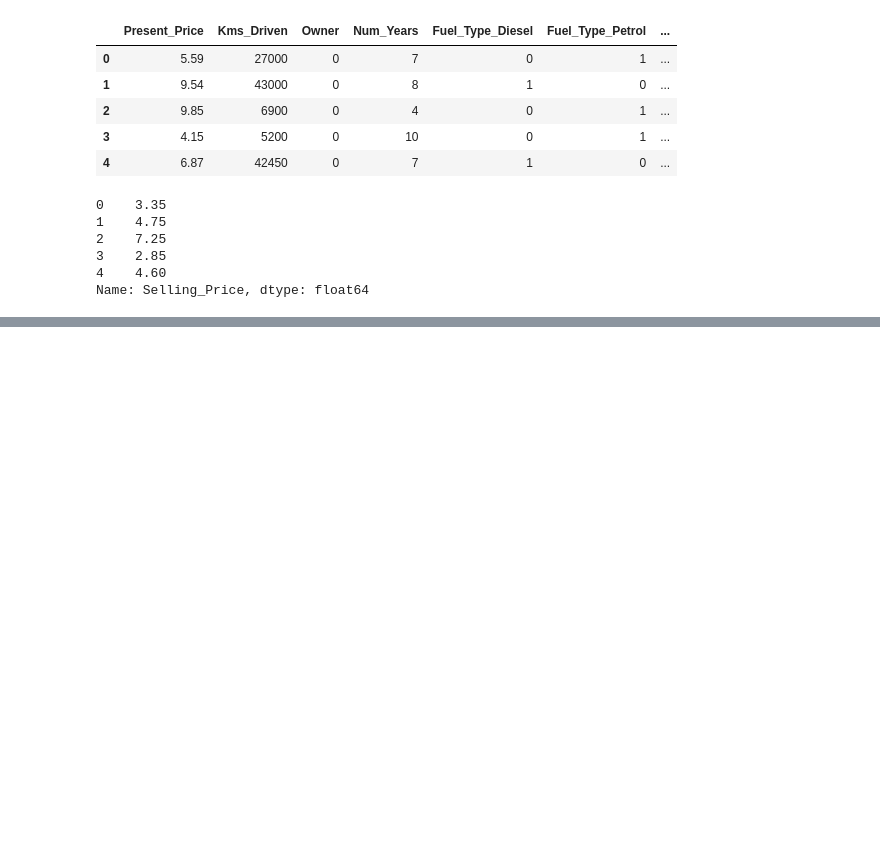
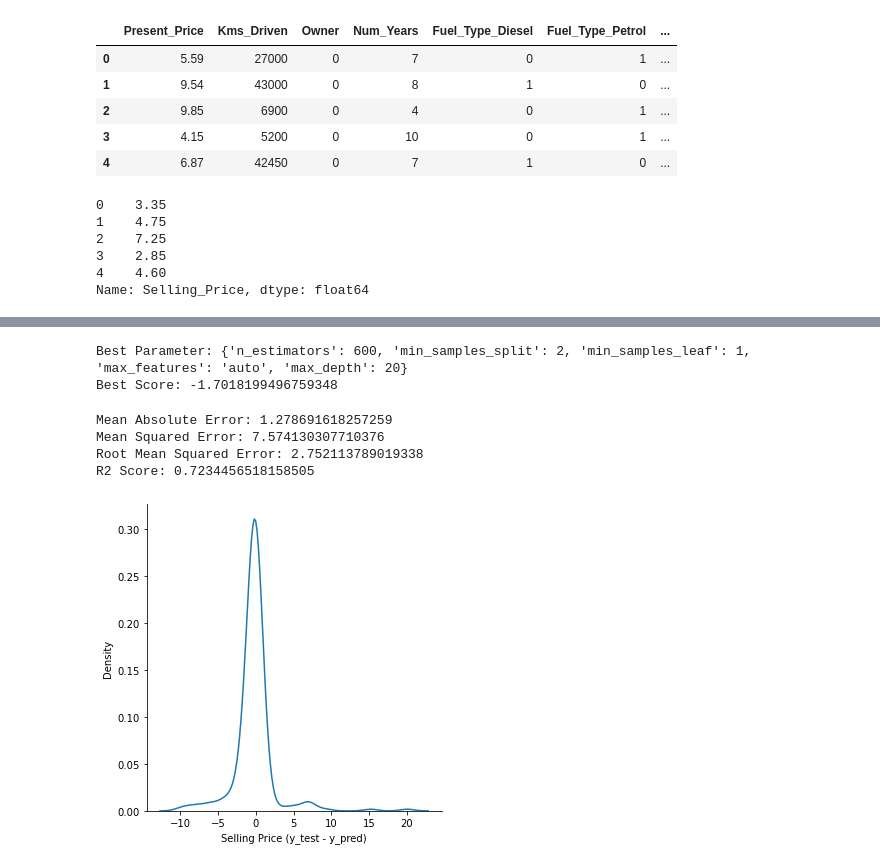
Before and after one commit to rishabh1323/Car-Resale-Value-Prediction, a Jupyter notebook: car_resale_value_prediction.ipynb, the cells around one changed output, grey strips where cells are left out. Drawn from its saved outputs; the diff is of its cells as text; code cells hidden in the pictures; blank space fills up the shorter version.

```diff
--- a/car_resale_value_prediction.ipynb
+++ b/car_resale_value_prediction.ipynb
@@ -286,0 +309,9 @@ Root Mean Squared Error: 3.3880737344636307
+# %%
+# Creating a default (simple) Random Forest Regressor model
+random_forest_regressor = RandomForestRegressor(n_jobs=-1)
+random_forest_regressor.fit(X_train, y_train)
+y_pred = random_forest_regressor.predict(X_test)
+
+# Performance Metrics
+print('R2 score: ', r2_score(y_test, y_pred))
+print('Mean Squared Error: ', mean_squared_error(y_test, y_pred))
@@ -286,0 +335,5 @@ Root Mean Squared Error: 3.3880737344636307
+# %%
+# Creating a RandomSearchCV model
+random_forest_regressor = RandomizedSearchCV(estimator=RandomForestRegressor(), param_distributions=random_grid,
+                                             scoring='neg_mean_squared_error', n_iter=10, cv=5, verbose=1, n_jobs=-1)
+random_forest_regressor.fit(X_train, y_train)
@@ -286,0 +353,31 @@ Root Mean Squared Error: 3.3880737344636307
+# %%
+# Printing the best parametets and best score
+print('Best Parameter:', random_forest_regressor.best_params_)
+print('Best Score:', random_forest_regressor.best_score_)
+# %% [output]
+Best Parameter: {'n_estimators': 600, 'min_samples_split': 2, 'min_samples_leaf': 1, 'max_features': 'auto', 'max_depth': 20}
+Best Score: -1.7018199496759348
+# %%
+# Creating a final random Forest Regression model with best hyperparameter values
+random_forest_regressor = RandomForestRegressor(n_estimators=1000, min_samples_split=2, min_samples_leaf=1,
+                                                max_features='auto', max_depth=20, n_jobs=-1)
+random_forest_regressor.fit(X_train, y_train)
+y_pred = random_forest_regressor.predict(X_test)
+# %%
+# Computing some performance metrics
+print('Mean Absolute Error:', mean_absolute_error(y_test, y_pred))
+print('Mean Squared Error:', mean_squared_error(y_test, y_pred))
+print('Root Mean Squared Error:', np.sqrt(mean_squared_error(y_test, y_pred)))
+print('R2 Score:', r2_score(y_test, y_pred))
+# %% [output]
+Mean Absolute Error: 1.278691618257259
+Mean Squared Error: 7.574130307710376
+Root Mean Squared Error: 2.752113789019338
+R2 Score: 0.7234456518158505
+# %%
+# Plotting histogram of difference between y_pred and y_test
+sns.displot(y_test - y_pred, kind = 'kde')
+plt.xlabel('Selling Price (y_test - y_pred)')
+plt.show()
+# %% [output]
+[figure, added]
```
Also changed, not shown: parts of 28 cells of this notebook, 2 other files.
